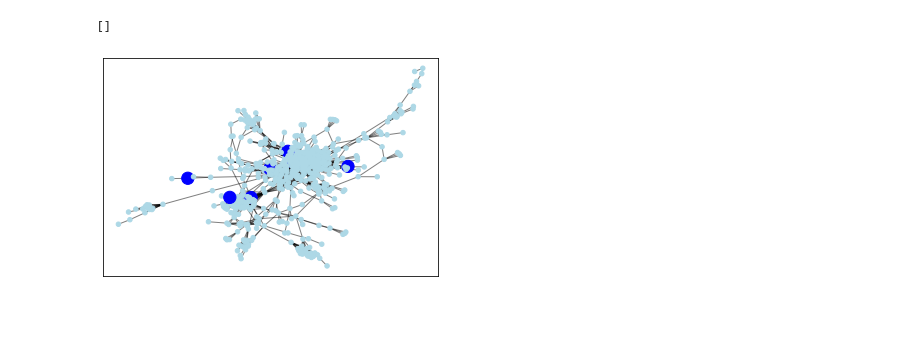
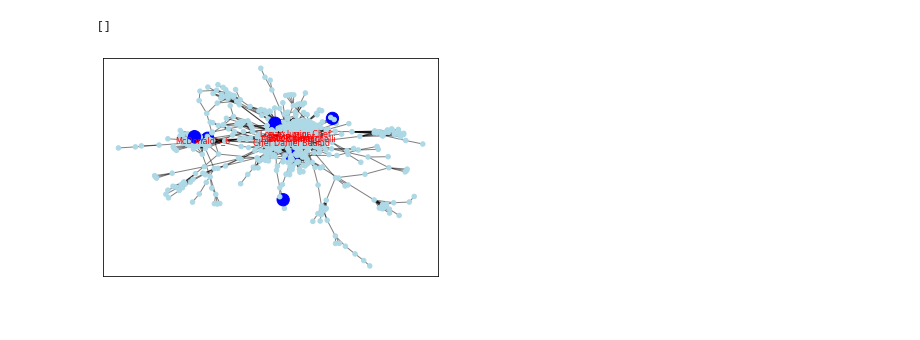
Before and after one commit to Andreaierardi/SocialNetworkAnalysis-project, a Jupyter notebook: project_code.ipynb, the cells around one changed output. Cells and saved outputs as stored; diff of their text form; code cells hidden in the pictures.

```diff
--- a/project_code.ipynb
+++ b/project_code.ipynb
@@ -358,22 +369,26 @@ print(list(nx.isolates(G)))
 # %%
 # draw the graph
 pos = nx.spring_layout(G)
 # color the nodes according to their partition
 color_map = []
 size_map = []
+node_index ={}
 for i in range(0, len(names)):
     if not (names[i] in hub_nodi) :
         color_map.append('lightblue')
         size_map.append(20)
     else:
         color_map.append('blue')
         size_map.append(150)
+        node_index[names[i]] = names[i]
 nx.draw_networkx_nodes(G, pos, node_size=size_map
                        , node_color=color_map)
 nx.draw_networkx_edges(G, pos, alpha=0.5)
+nx.draw_networkx_labels(G,labels=node_index,pos = pos,font_size=8,font_color='r')
+
 plt.show()
 # %% [output]
-[figure, old version]
+[figure, new version]
 # %% [markdown]
 
  <br>
```
Also changed, not shown: parts of 2 cells of this notebook.
